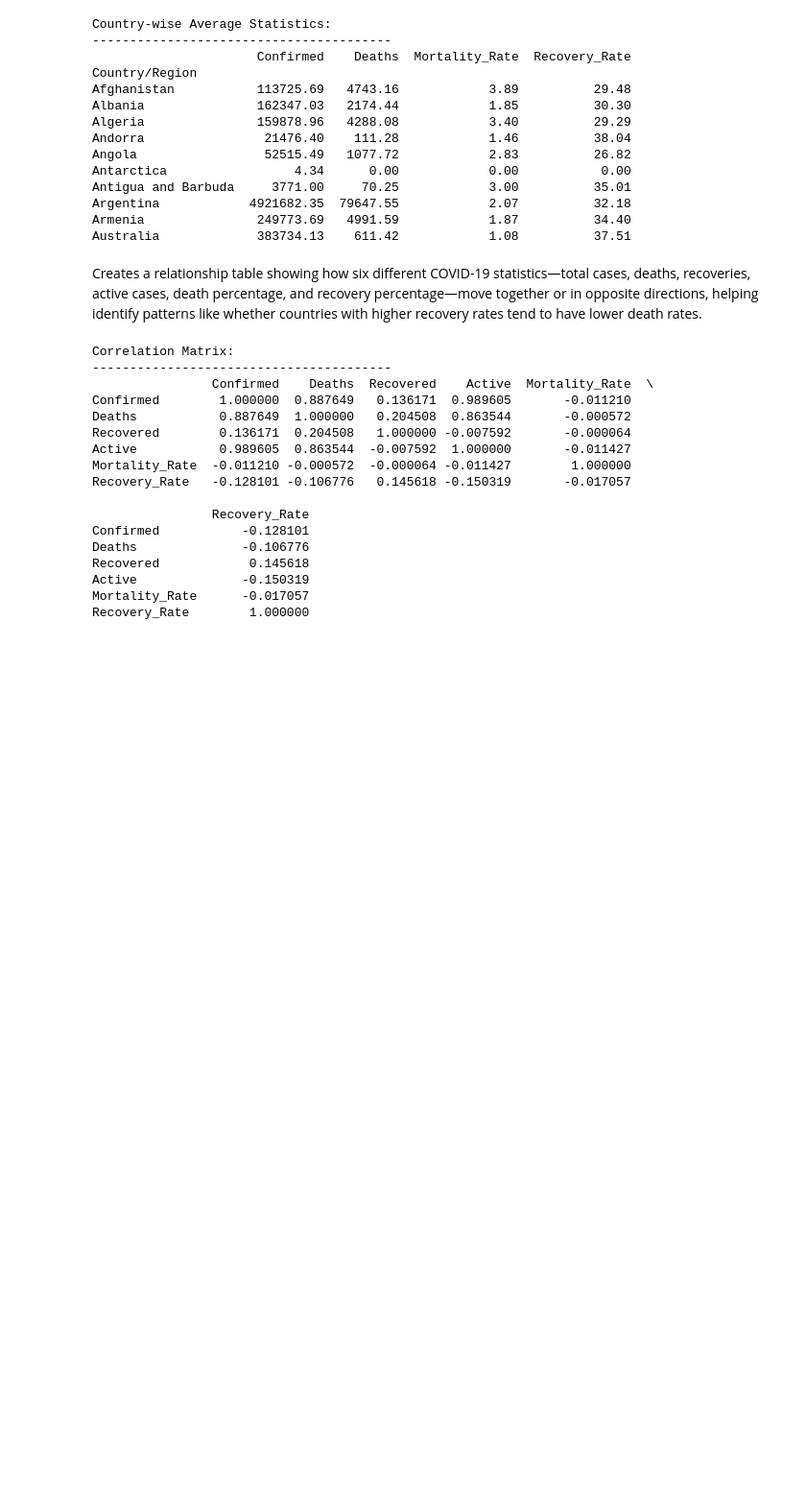
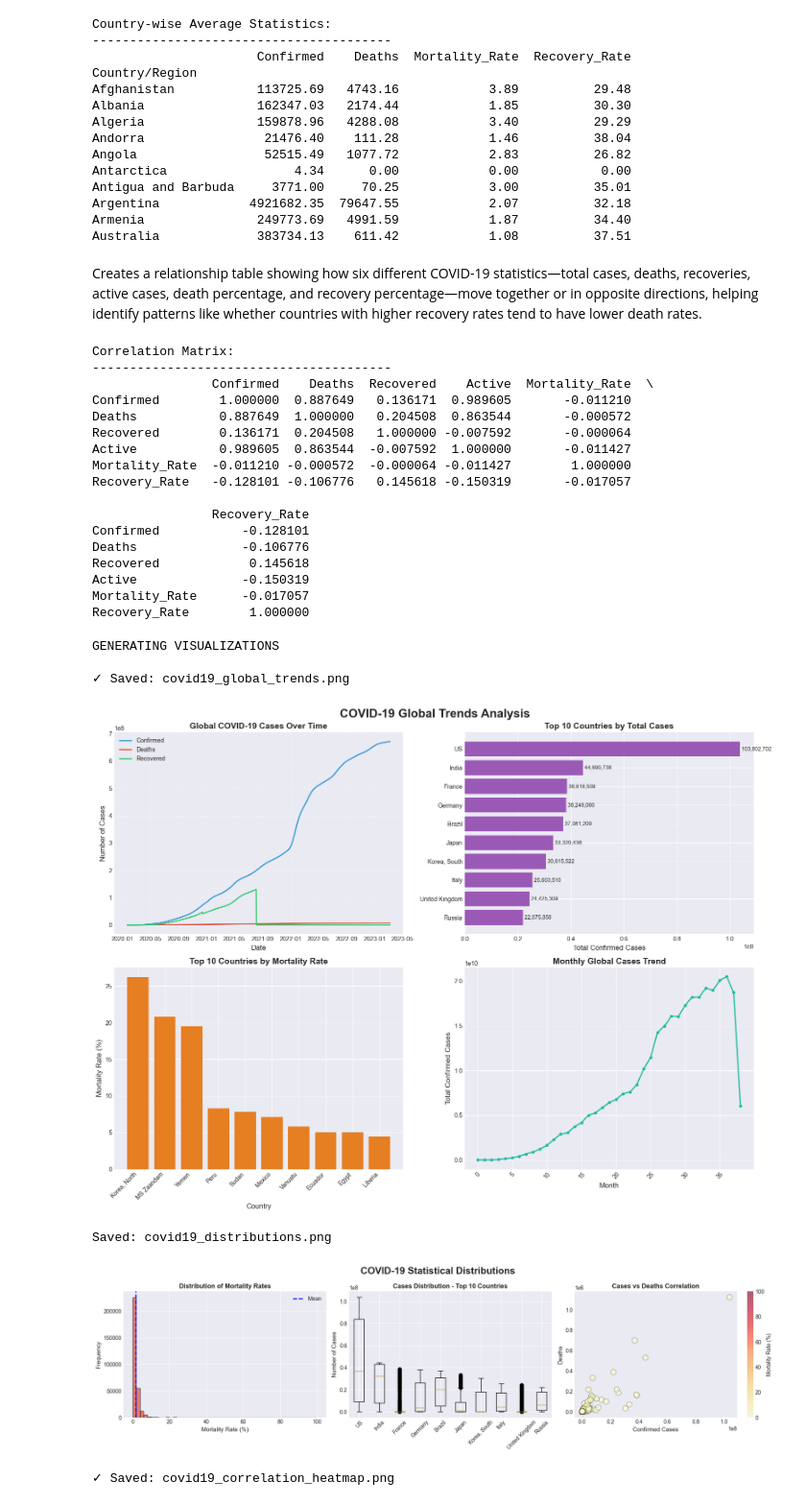
Before and after one commit to syedmbilalshah06-spec/Programming-For-AI-Semester-Project-, a Jupyter notebook: PAI Project.ipynb, the cells around one changed output. Shown: that part at 96% size. Drawn from its saved outputs; the diff is of its cells as text; code cells hidden in the pictures; blank space fills up the shorter version.

```diff
--- a/PAI Project.ipynb
+++ b/PAI Project.ipynb
@@ -301,6 +301,12 @@ The code analyzes COVID-19 trends in 2021 by grouping the data month by month, a
 # Monthly trends
 print("\nMonthly COVID-19 Trends (2021):")
 print("-" * 40)
+
+# ensuring Year and Month columns exist
+if 'Year' not in df.columns:
+    df['Year'] = df['Date'].dt.year
+    df['Month'] = df['Date'].dt.month
+
 monthly_2021 = df[df['Year'] == 2021].groupby('Month').agg({
     'Confirmed': 'sum',
     'Deaths': 'sum',
@@ -373,14 +396,34 @@ Active              -0.150319
 Mortality_Rate      -0.017057
 Recovery_Rate        1.000000
 # %%
-# SECTION 6: DATA VISUALIZATIONS
-print("\n" + "="*60)
+# DATA VISUALIZATIONS
+print()
 print("GENERATING VISUALIZATIONS")
-print("="*60)
+print()
 
-# Make sure you have matplotlib imported
-import matplotlib.pyplot as plt
-import seaborn as sns
+
+# Create missing columns if they don't exist
+if 'Active' not in df.columns:
+    df['Active'] = df['Confirmed'] - df['Deaths'] - df['Recovered']
+
+if 'Mortality_Rate' not in df.columns:
+    # Safe calculation that handles zero confirmed cases
+    df['Mortality_Rate'] = df.apply(
+        lambda row: (row['Deaths'] / row['Confirmed'] * 100).round(2)
+        if row['Confirmed'] > 0 else 0,
+        axis=1
+    )
+
+if 'Year' not in df.columns:
+    df['Year'] = df['Date'].dt.year
+
+if 'Month' not in df.columns:
+    df['Month'] = df['Date'].dt.month
+
+# Clean up any infinite values in Mortality_Rate
+df['Mortality_Rate'] = df['Mortality_Rate'].replace([float('inf'), -float('inf')], float('nan'))
+df['Mortality_Rate'] = df['Mortality_Rate'].fillna(0)
+df['Mortality_Rate'] = df['Mortality_Rate'].clip(upper=100)  # Cap at 100%
 
 # Figure 1: Global Trends Over Time
 fig, axes = plt.subplots(2, 2, figsize=(16, 12))
@@ -406,7 +449,7 @@ axes[0, 0].set_ylabel('Number of Cases', fontsize=12)
 axes[0, 0].legend()
 axes[0, 0].grid(True, alpha=0.3)
 
-# Subplot 2: Top 10 countries (FIXED COLUMN NAME)
+# Subplot 2: Top 10 countries
 top10 = df.groupby('Country/Region')['Confirmed'].max().sort_values(ascending=False).head(10)
 axes[0, 1].barh(top10.index, top10.values, color='#9b59b6')
 axes[0, 1].set_title('Top 10 Countries by Total Cases', fontsize=14, fontweight='bold')
@@ -415,7 +458,7 @@ axes[0, 1].invert_yaxis()
 for i, v in enumerate(top10.values):
     axes[0, 1].text(v, i, f' {v:,.0f}', va='center', fontsize=9)
 
-# Subplot 3: Mortality rates by country (FIXED COLUMN NAME)
+# Subplot 3: Mortality rates by country
 mortality_by_country = df.groupby('Country/Region')['Mortality_Rate'].mean().sort_values(ascending=False).head(10)
 axes[1, 0].bar(range(len(mortality_by_country)), mortality_by_country.values,
                color='#e67e22')
@@ -444,46 +487,57 @@ plt.show()
 fig, axes = plt.subplots(1, 3, figsize=(18, 5))
 fig.suptitle('COVID-19 Statistical Distributions', fontsize=18, fontweight='bold')
 
-# Histogram of mortality rates
-axes[0].hist(df['Mortality_Rate'].dropna(), bins=50, color='#e74c3c', alpha=0.7, edgecolor='black')
+# Histogram of mortality rates (NOW SAFE)
+axes[0].hist(df['Mortality_Rate'], bins=50, color='#e74c3c', alpha=0.7, edgecolor='black')
 axes[0].set_title('Distribution of Mortality Rates', fontsize=12, fontweight='bold')
 axes[0].set_xlabel('Mortality Rate (%)', fontsize=11)
 axes[0].set_ylabel('Frequency', fontsize=11)
 axes[0].axvline(df['Mortality_Rate'].mean(), color='blue', linestyle='--', linewidth=2, label='Mean')
 axes[0].legend()
 
-# Boxplot of cases by country (FIXED COLUMN NAME)
+# Boxplot of cases by country
 latest_data = df[df['Date'] == df['Date'].max()]
 top_countries_list = latest_data.nlargest(10, 'Confirmed')['Country/Region'].values
 boxplot_data = [df[df['Country/Region'] == country]['Confirmed'].values for country in top_countries_list]
 axes[1].boxplot(boxplot_data, labels=top_countries_list)
 axes[1].set_title('Cases Distribution - Top 10 Countries', fontsize=12, fontweight='bold')
 axes[1].set_ylabel('Number of Cases', fontsize=11)
 axes[1].tick_params(axis='x', rotation=45)
 
-# Scatter plot: Cases vs Deaths (FIXED COLUMN NAME)
+# Scatter plot: Cases vs Deaths
 latest_by_country = df[df['Date'] == df['Date'].max()]
 axes[2].scatter(latest_by_country['Confirmed'], latest_by_country['Deaths'],
                 alpha=0.6, s=100, c=latest_by_country['Mortality_Rate'],
                 cmap='YlOrRd', edgecolors='black', linewidth=0.5)
 axes[2].set_title('Cases vs Deaths Correlation', fontsize=12, fontweight='bold')
 axes[2].set_xlabel('Confirmed Cases', fontsize=11)
 axes[2].set_ylabel('Deaths', fontsize=11)
 axes[2].grid(True, alpha=0.3)
 cbar = plt.colorbar(axes[2].collections[0], ax=axes[2])
 cbar.set_label('Mortality Rate (%)', fontsize=10)
 
 plt.tight_layout()
 plt.savefig('covid19_distributions.png', dpi=300, bbox_inches='tight')
-print("✓ Saved: covid19_distributions.png")
+print("Saved: covid19_distributions.png")
 plt.show()
 
 # Figure 3: Heatmap
-plt.figure(figsize=(10, 8))
-sns.heatmap(correlation_matrix, annot=True, fmt='.2f', cmap='coolwarm',
-            center=0, square=True, linewidths=1, cbar_kws={"shrink": 0.8})
-plt.title('Correlation Heatmap of COVID-19 Metrics', fontsize=16, fontweight='bold', pad=20)
-plt.tight_layout()
-plt.savefig('covid19_correlation_heatmap.png', dpi=300, bbox_inches='tight')
-print("✓ Saved: covid19_correlation_heatmap.png")
-plt.show()
+if 'correlation_matrix' in globals():
+    plt.figure(figsize=(10, 8))
+    sns.heatmap(correlation_matrix, annot=True, fmt='.2f', cmap='coolwarm',
+                center=0, square=True, linewidths=1, cbar_kws={"shrink": 0.8})
+    plt.title('Correlation Heatmap of COVID-19 Metrics', fontsize=16, fontweight='bold', pad=20)
+    plt.tight_layout()
+    plt.savefig('covid19_correlation_heatmap.png', dpi=300, bbox_inches='tight')
+    print("✓ Saved: covid19_correlation_heatmap.png")
+    plt.show()
+else:
+    print("Note: correlation_matrix not found. Run correlation analysis first.")
+# %% [output]
+GENERATING VISUALIZATIONS
+
+✓ Saved: covid19_global_trends.png
+[figure, added]
+Saved: covid19_distributions.png
+[figure, added]
+✓ Saved: covid19_correlation_heatmap.png
```
Also changed, not shown: parts of 3 cells of this notebook.
